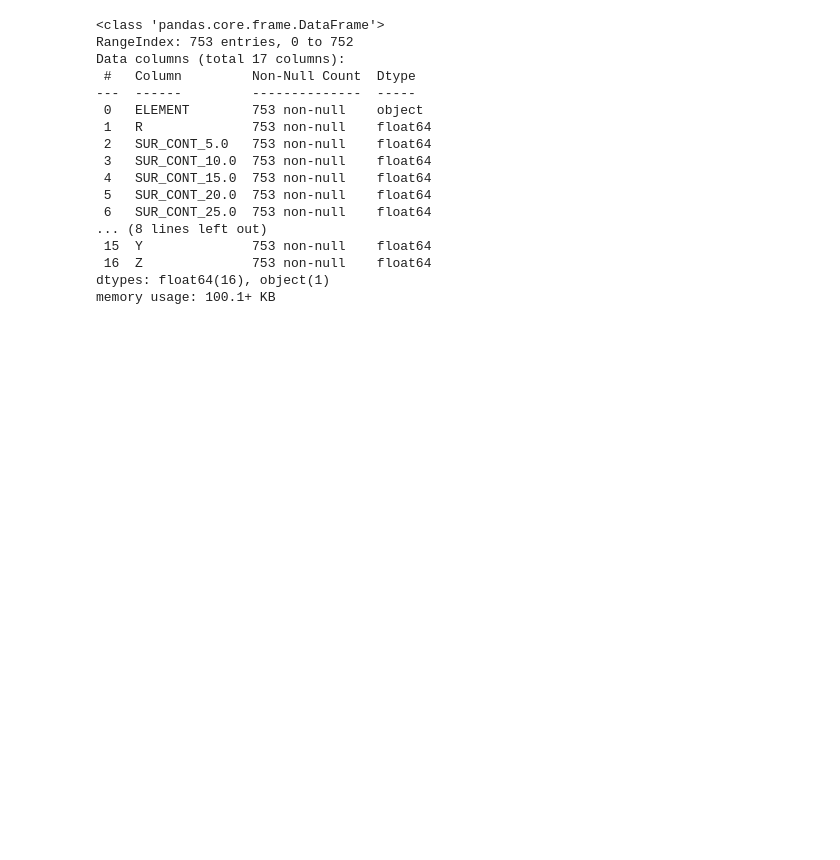
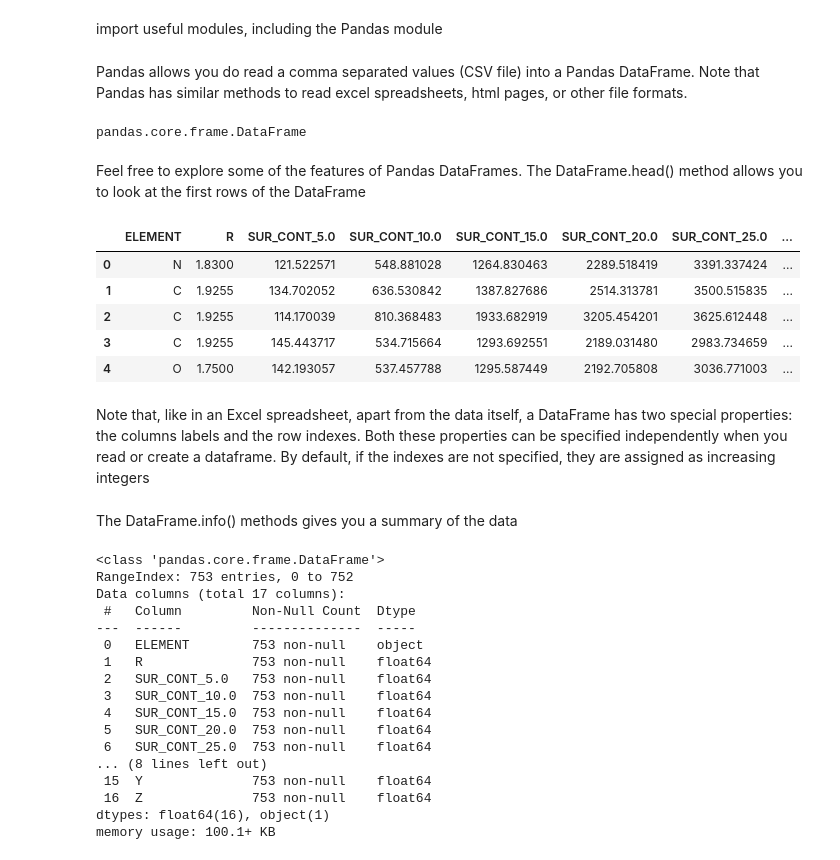
Before and after one commit to UNT-PHYS-3510-template/Data_and_Descriptors, a Jupyter notebook: data_analysis.ipynb, the cells around one changed output. Drawn from its saved outputs; the diff is of its cells as text; code cells hidden in the pictures; blank space fills up the shorter version.

```diff
--- a/data_analysis.ipynb
+++ b/data_analysis.ipynb
@@ -1,9 +3,31 @@
+# %% [markdown]
+import useful modules, including the Pandas module
 # %%
 import numpy as np
 import matplotlib.pyplot as plt
 import pandas as pd
+# %% [markdown]
+Pandas allows you do read a comma separated values (CSV file) into a Pandas DataFrame. Note that Pandas has similar methods to read excel spreadsheets, html pages, or other file formats.
 # %%
 protein=pd.read_csv('protein_environ.csv')
+type(protein)
+# %% [output]
+pandas.core.frame.DataFrame
+# %% [markdown]
+Feel free to explore some of the features of Pandas DataFrames. The DataFrame.head() method allows you to look at the first rows of the DataFrame
+# %%
+protein.head()
+# %% [output]
+|  | ELEMENT | R | SUR_CONT_5.0 | SUR_CONT_10.0 | SUR_CONT_15.0 | SUR_CONT_20.0 | SUR_CONT_25.0 | ... |
+| 0 | N | 1.8300 | 121.522571 | 548.881028 | 1264.830463 | 2289.518419 | 3391.337424 | ... |
+| 1 | C | 1.9255 | 134.702052 | 636.530842 | 1387.827686 | 2514.313781 | 3500.515835 | ... |
+| 2 | C | 1.9255 | 114.170039 | 810.368483 | 1933.682919 | 3205.454201 | 3625.612448 | ... |
+| 3 | C | 1.9255 | 145.443717 | 534.715664 | 1293.692551 | 2189.031480 | 2983.734659 | ... |
+| 4 | O | 1.7500 | 142.193057 | 537.457788 | 1295.587449 | 2192.705808 | 3036.771003 | ... |
+# %% [markdown]
+Note that, like in an Excel spreadsheet, apart from the data itself, a DataFrame has two special properties: the columns labels and the row indexes. Both these properties can be specified independently when you read or create a dataframe. By default, if the indexes are not specified, they are assigned as increasing integers
+# %% [markdown]
+The DataFrame.info() methods gives you a summary of the data
 # %%
 protein.info()
 # %% [output]
```
Also changed, not shown: parts of 19 cells of this notebook, 2 other files.
